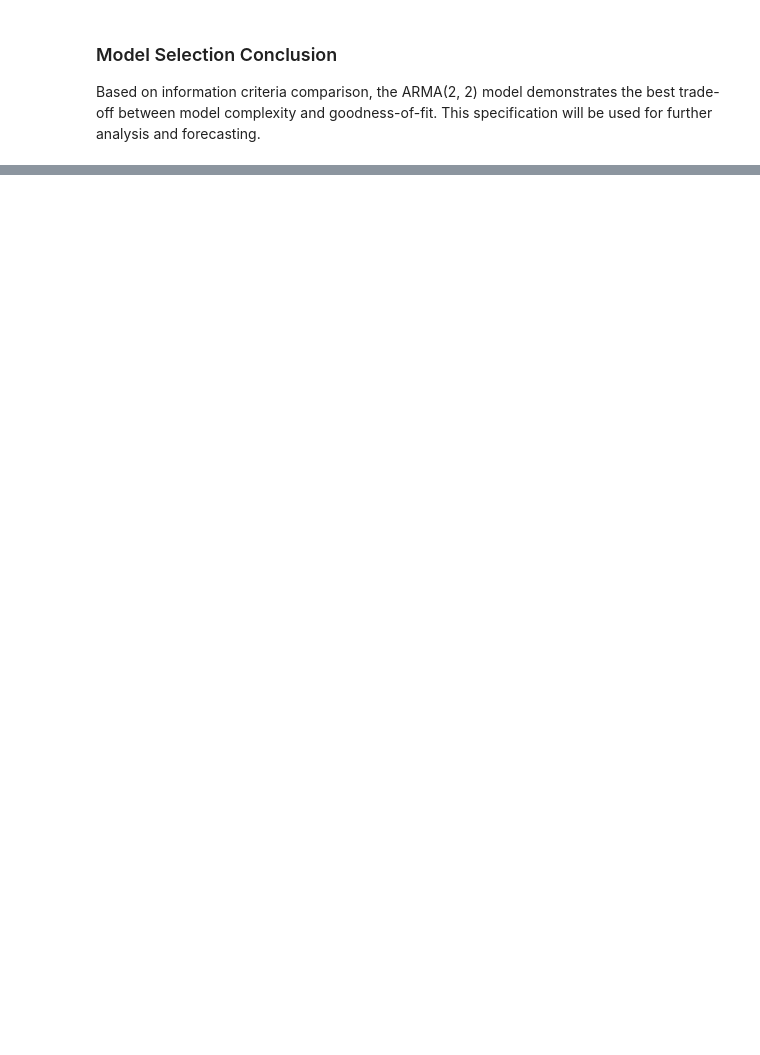
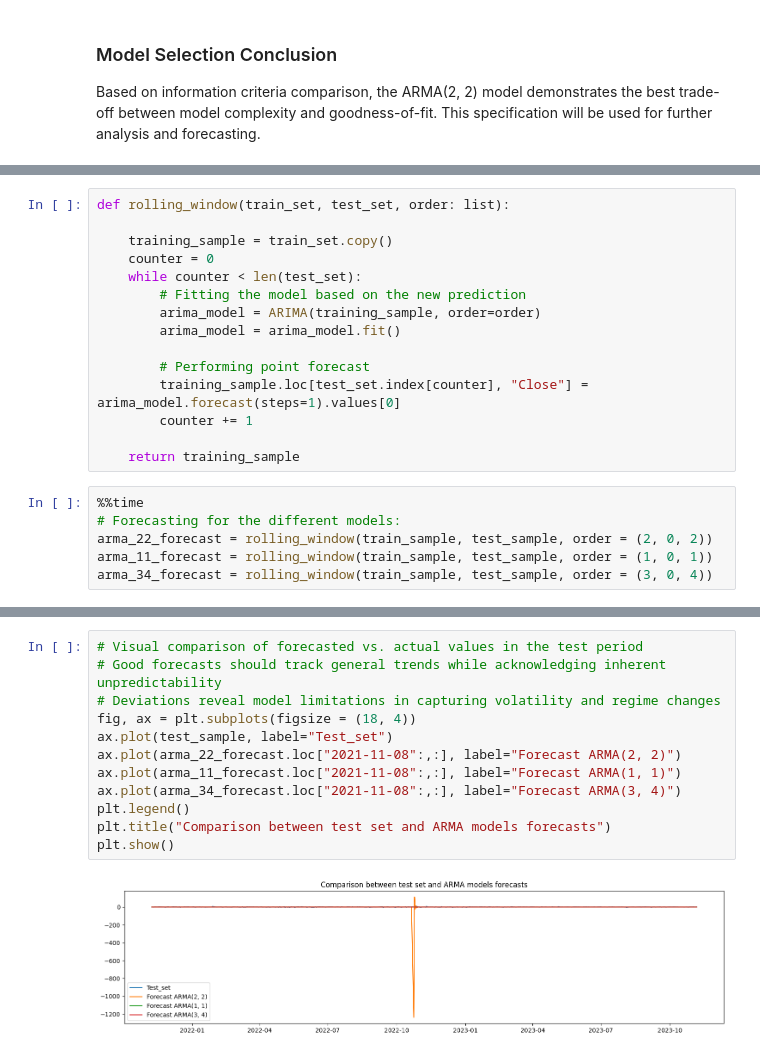
Before and after one commit to nescuderor/Personal_portfolio, a Jupyter notebook: 03_Time_series/01_arma_models.ipynb, the cells around one changed output, grey strips where cells are left out. Cells and saved outputs as stored; diff of their text form; blank space fills up the shorter version.

Commit message:
Introduction of first time series model (basic ARMA).

```diff
--- a/03_Time_series/01_arma_models.ipynb
+++ b/03_Time_series/01_arma_models.ipynb
@@ -730,0 +657,21 @@ Error:
+# %%
+def rolling_window(train_set, test_set, order: list):
+
+    training_sample = train_set.copy()
+    counter = 0
+    while counter < len(test_set):
+        # Fitting the model based on the new prediction
+        arima_model = ARIMA(training_sample, order=order)
+        arima_model = arima_model.fit()
+
+        # Performing point forecast
+        training_sample.loc[test_set.index[counter], "Close"] = arima_model.forecast(steps=1).values[0]
+        counter += 1
+
+    return training_sample
+# %%
+%%time
+# Forecasting for the different models:
+arma_22_forecast = rolling_window(train_sample, test_sample, order = (2, 0, 2))
+arma_11_forecast = rolling_window(train_sample, test_sample, order = (1, 0, 1))
+arma_34_forecast = rolling_window(train_sample, test_sample, order = (3, 0, 4))
@@ -730,0 +681,14 @@ Error:
+# %%
+# Visual comparison of forecasted vs. actual values in the test period
+# Good forecasts should track general trends while acknowledging inherent unpredictability
+# Deviations reveal model limitations in capturing volatility and regime changes
+fig, ax = plt.subplots(figsize = (18, 4))
+ax.plot(test_sample, label="Test_set")
+ax.plot(arma_22_forecast.loc["2021-11-08":,:], label="Forecast ARMA(2, 2)")
+ax.plot(arma_11_forecast.loc["2021-11-08":,:], label="Forecast ARMA(1, 1)")
+ax.plot(arma_34_forecast.loc["2021-11-08":,:], label="Forecast ARMA(3, 4)")
+plt.legend()
+plt.title("Comparison between test set and ARMA models forecasts")
+plt.show()
+# %% [output]
+[figure, added]
```
Also changed, not shown: parts of 41 cells of this notebook.
